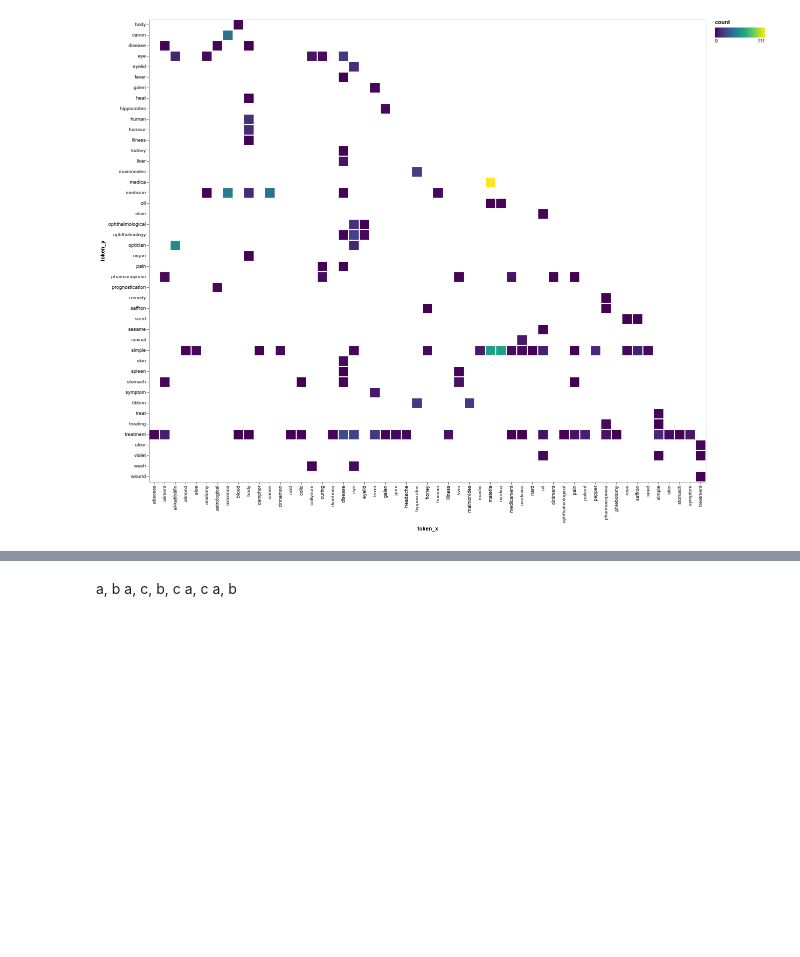
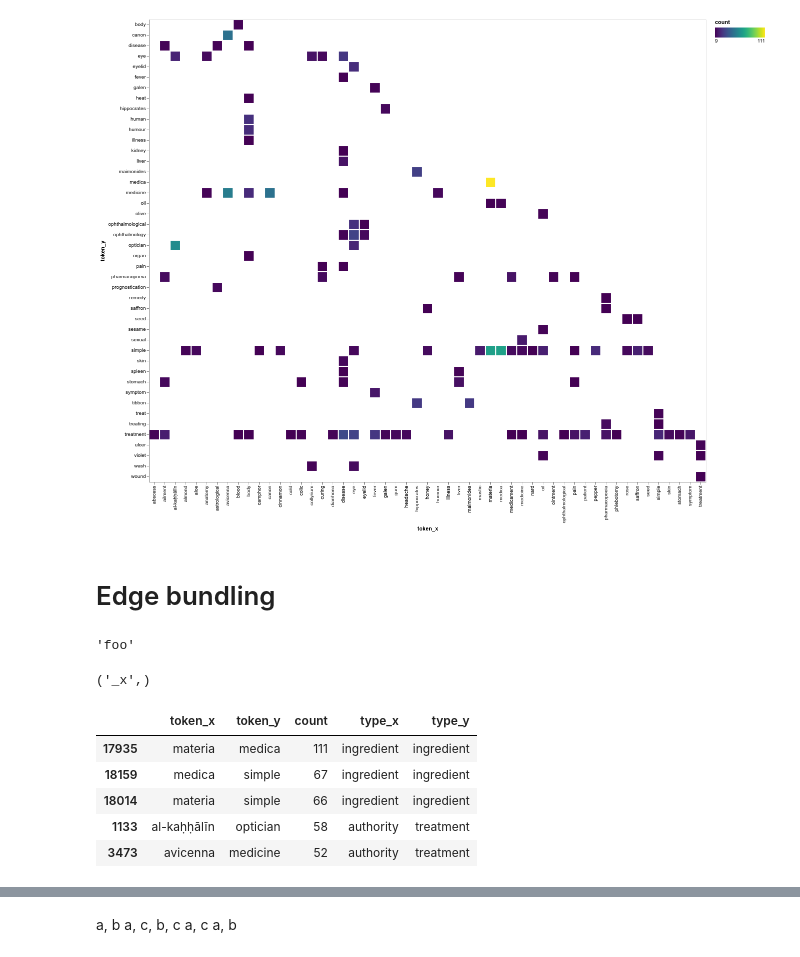
Before and after one commit to CamLib/genizah-medical-visualisation, a Jupyter notebook: notebooks/04-data-visualisation.ipynb, the cells around one changed output, grey strips where cells are left out. Cells and saved outputs as stored; diff of their text form; code cells hidden in the pictures; blank space fills up the shorter version.

```diff
--- a/notebooks/04-data-visualisation.ipynb
+++ b/notebooks/04-data-visualisation.ipynb
@@ -442,3 +442,5 @@ alt.Chart(co_oc_counts[co_oc_counts['count'] > 8]).mark_rect().encode(
 )
 # %% [output]
 [figure]
+# %% [markdown]
+# Edge bundling
@@ -444,0 +452,17 @@ alt.Chart(co_oc_counts[co_oc_counts['count'] > 8]).mark_rect().encode(
+# %%
+drop_column_suffix('foo_x')
+# %% [output]
+'foo'
+# %%
+re.search(r'(_[a-z]+)?$', 'foo_x').groups()
+# %% [output]
+('_x',)
+# %%
+co_oc_counts.head()
+# %% [output]
+|  | token_x | token_y | count | type_x | type_y |
+| 17935 | materia | medica | 111 | ingredient | ingredient |
+| 18159 | medica | simple | 67 | ingredient | ingredient |
+| 18014 | materia | simple | 66 | ingredient | ingredient |
+| 1133 | al-kaḥḥālīn | optician | 58 | authority | treatment |
+| 3473 | avicenna | medicine | 52 | authority | treatment |
```
Also changed, not shown: parts of 20 cells of this notebook.
